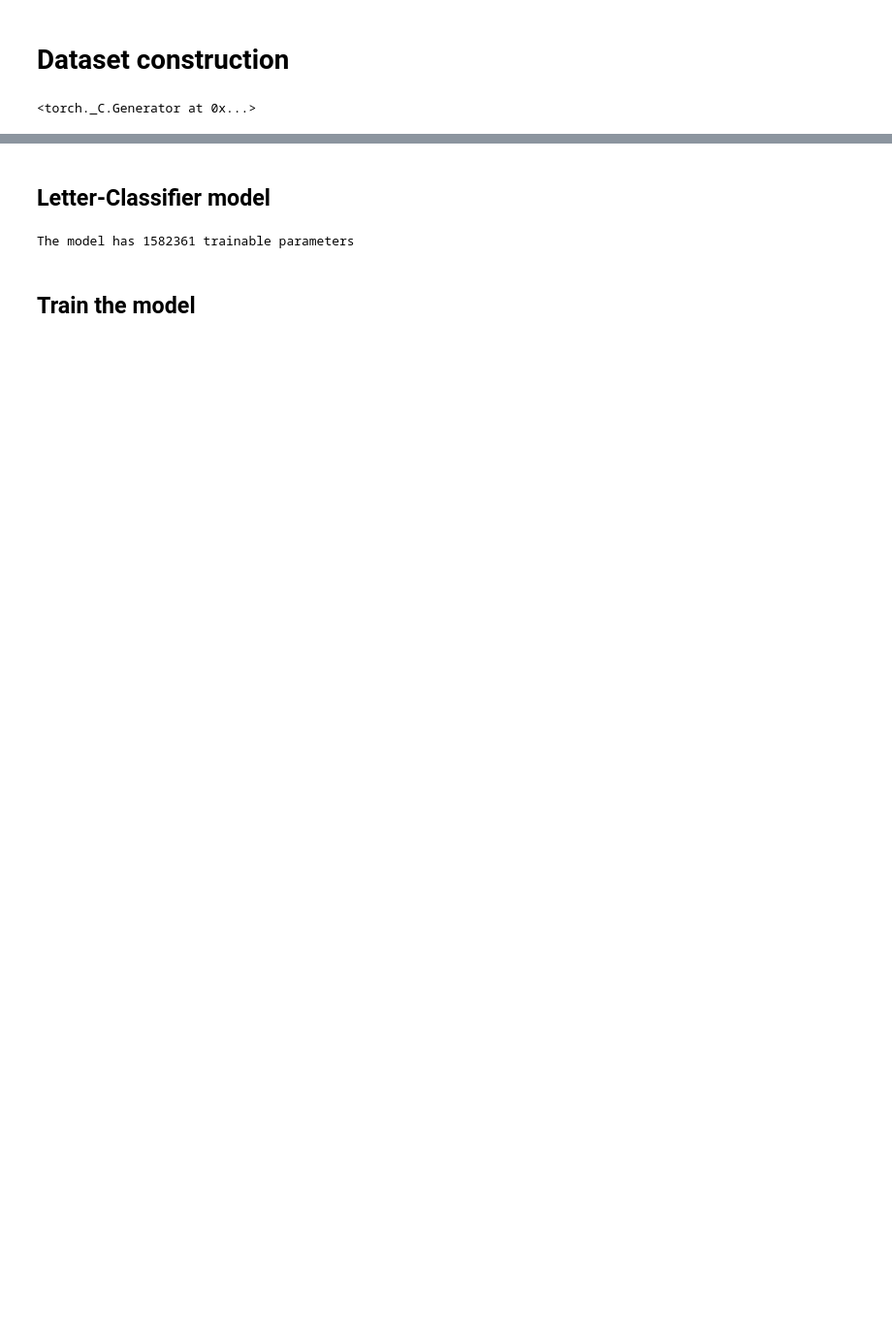
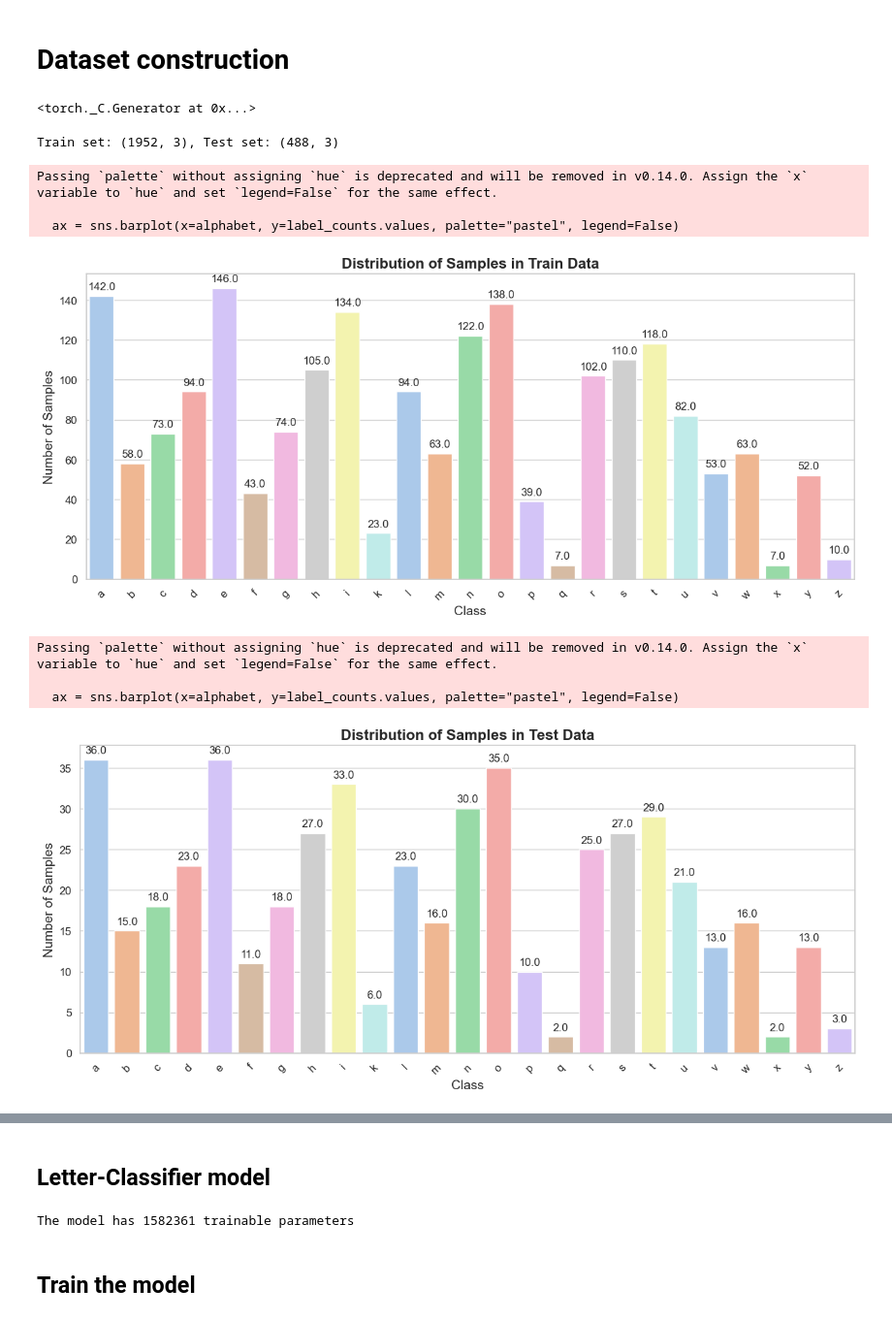
Before and after one commit to simone002/LetterClassifier, a Jupyter notebook: project.ipynb, the cells around one changed output, grey strips where cells are left out. Shown at 97% size. Drawn from its saved outputs; the diff is of its cells as text; code cells hidden in the pictures; blank space fills up the shorter version.

```diff
--- a/project.ipynb
+++ b/project.ipynb
@@ -22,9 +22,17 @@ import pandas as pd
 from sklearn.model_selection import train_test_split
 import seaborn as sns
 # %%
+import os
+import cv2
+import pandas as pd
+import matplotlib.pyplot as plt
+import seaborn as sns
+from tensorflow.keras.utils import to_categorical
+from sklearn.model_selection import train_test_split
+import numpy as np
+
 def load_images_from_subfolders(main_folder):
-    images = []
-    labels = []
+    data = []
     label_names = {}
     label_index = 0
     alphabet = [chr(i) for i in range(ord('a'), ord('z') + 1) if chr(i) != 'j']  # List of characters excluding 'j'
@@ -45,46 +53,65 @@ def load_images_from_subfolders(main_folder):
 
                     # Load each image in the letter subfolder
                     for filename in os.listdir(letter_path):
                         img = cv2.imread(os.path.join(letter_path, filename), cv2.IMREAD_GRAYSCALE)
                         if img is not None:
-                            img = cv2.resize(img, (64, 64))
-                            images.append(img)
-                            labels.append(label)
+                            img = cv2.resize(img, (100, 100))
+                            data.append({'image': img, 'label': label, 'letter': letter_folder})
 
-    return np.array(images), np.array(labels), label_names, alphabet
+    return pd.DataFrame(data), label_names, alphabet
 
-def prepare_data(images, labels):
+def prepare_data(df):
     # Expand the dimensions of images to add the channel dimension
-    images = np.expand_dims(images, axis=-1)
+    df['image'] = df['image'].apply(lambda x: x[:, :, np.newaxis])
 
     # Convert labels to one-hot encoding
-    labels = to_categorical(labels, num_classes=len(np.unique(labels)))
+    labels = to_categorical(df['label'], num_classes=df['label'].nunique())
+    df['label'] = list(labels)
 
-    return images, labels
+    return df
 
-def create_train_test_dataframe(images, labels, test_size=0.2):
+def create_train_test_dataframe(df, test_size=0.2):
     # Split the dataset into training and testing sets
-    X_train, X_test, y_train, y_test = train_test_split(images, labels, test_size=test_size, random_state=42, stratify=labels.argmax(axis=1))
+    df_train, df_test = train_test_split(df, test_size=test_size, random_state=42, stratify=df['label'].apply(lambda x: np.argmax(x)))
 
-    print(f"Train set: {X_train.shape}, Test set: {X_test.shape}")
+    print(f"Train set: {df_train.shape}, Test set: {df_test.shape}")
 
-    return X_train, X_test, y_train, y_test
+    return df_train, df_test
 
-def plot_class_distribution(labels, title, alphabet):
+def plot_class_distribution(df, title, alphabet):
     sns.set_theme(style="whitegrid")
     plt.figure(figsize=(15, 6))
-    label_indices = labels.argmax(axis=1)  # Get the original class indices
-    label_counts = np.bincount(label_indices, minlength=len(alphabet))
+    label_indices = df['label'].apply(lambda x: np.argmax(x))  # Get the original class indices
+    label_counts = label_indices.value_counts().reindex(range(len(alphabet)), fill_value=0)
 
-    ax = sns.barplot(x=alphabet, y=label_counts, palette="pastel", legend=False)
+    ax = sns.barplot(x=alphabet, y=label_counts.values, palette="pastel", legend=False)
     ax.set_title(f"Distribution of Samples in {title} Data", fontsize=16, fontweight='bold')
     ax.set_xlabel("Class", fontsize=14)
     ax.set_ylabel("Number of Samples", fontsize=14)
     plt.xticks(rotation=45, fontsize=12)
     plt.yticks(fontsize=12)
     plt.savefig(f'plots/distribution_{title}_data.png')
 
     for p in ax.patches:
         ax.annotate(f'{p.get_height()}', (p.get_x() + p.get_width() / 2., p.get_height()),
                     ha='center', va='center', xytext=(0, 10), textcoords='offset points', fontsize=12)
     plt.show()
+
+# Usage example
+main_folder = 'dataset'
+df, label_names, alphabet = load_images_from_subfolders(main_folder)
+df = prepare_data(df)
+df_train, df_test = create_train_test_dataframe(df)
+
+plot_class_distribution(df_train, 'Train', alphabet)
+plot_class_distribution(df_test, 'Test', alphabet)
+# %% [output]
+Train set: (1952, 3), Test set: (488, 3)
+Passing `palette` without assigning `hue` is deprecated and will be removed in v0.14.0. Assign the `x` variable to `hue` and set `legend=False` for the same effect.
+
+  ax = sns.barplot(x=alphabet, y=label_counts.values, palette="pastel", legend=False)
+[figure, added]
+Passing `palette` without assigning `hue` is deprecated and will be removed in v0.14.0. Assign the `x` variable to `hue` and set `legend=False` for the same effect.
+
+  ax = sns.barplot(x=alphabet, y=label_counts.values, palette="pastel", legend=False)
+[figure, added]
```
Also changed, not shown: parts of 24 cells of this notebook.
